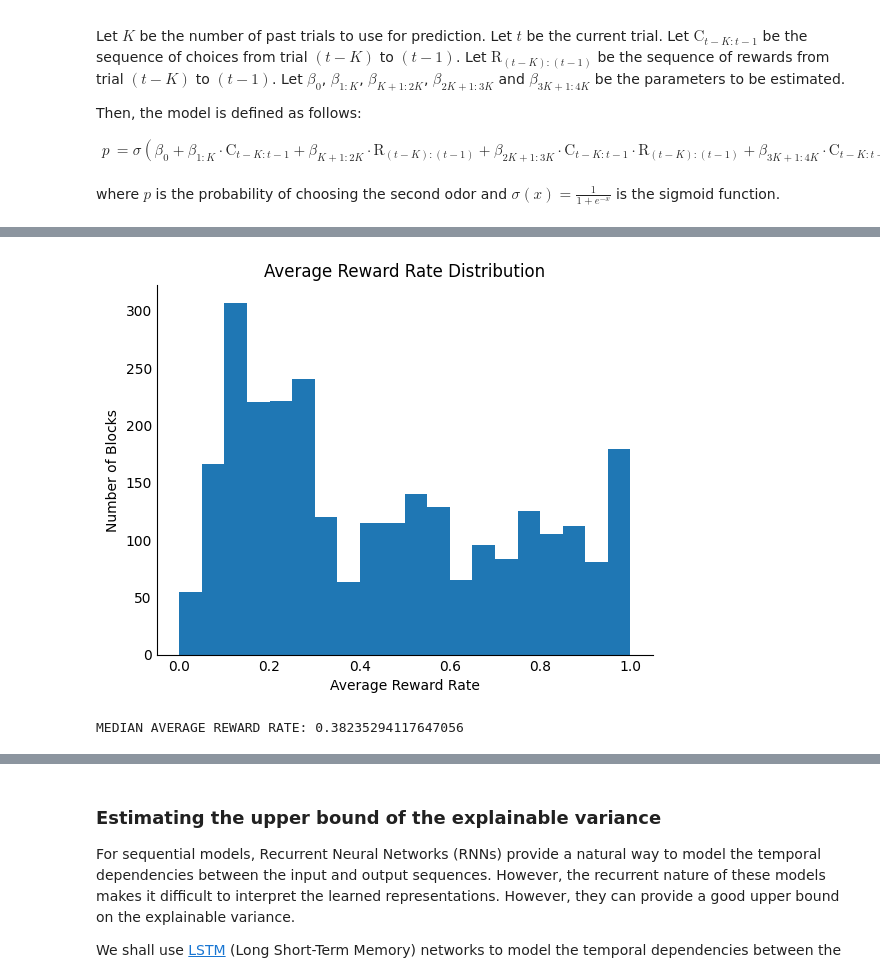
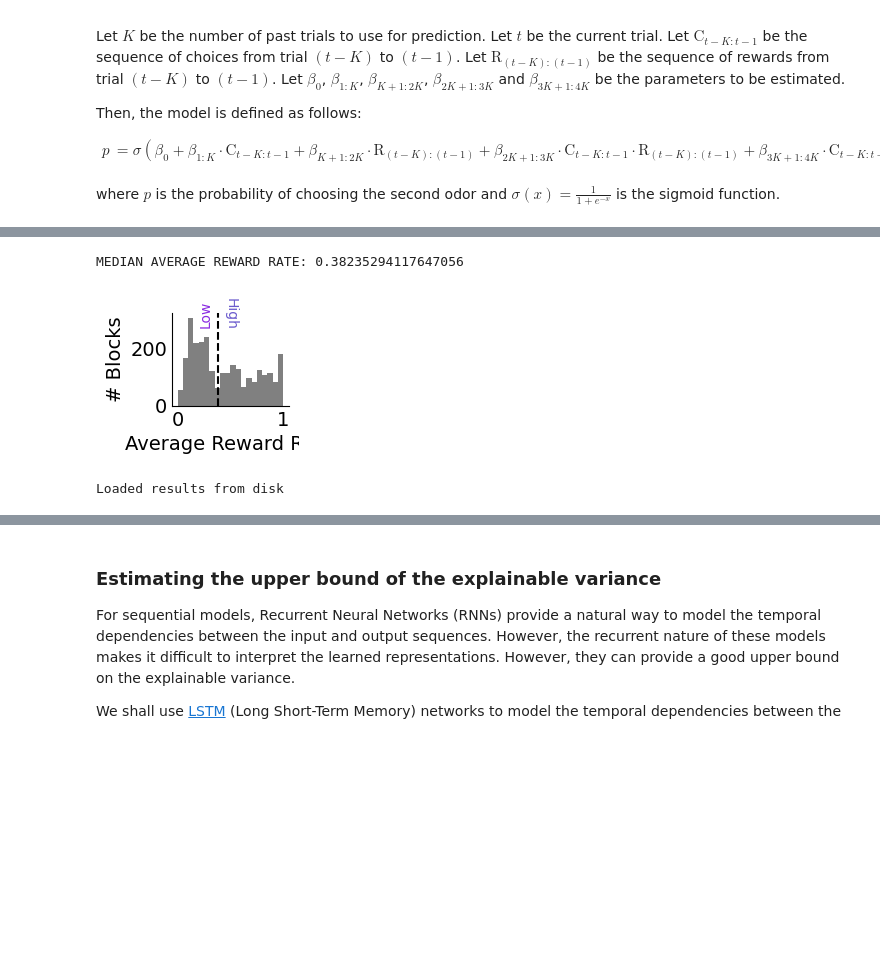
Before and after one commit to neurorishika/pyGORL, a Jupyter notebook: analysis/cognitive_analysis.ipynb, the cells around one changed output, grey strips where cells are left out. Drawn from its saved outputs; the diff is of its cells as text; code cells hidden in the pictures; blank space fills up the shorter version.

```diff
--- a/analysis/cognitive_analysis.ipynb
+++ b/analysis/cognitive_analysis.ipynb
@@ -298,7 +345,7 @@ for i in range(n_unique_experiments):
         c1 = np.cumsum(c==0)
         c2 = np.cumsum(c==1)
         rr = np.convolve(r,np.ones(10)/10,mode='full')
-        ax.flatten()[i].scatter(c1,c2,c=rr[:c1.shape[0]],cmap=plt.cm.viridis,s=1)
+        ax.flatten()[i].scatter(c1,c2,c=rr[:c1.shape[0]],cmap=plt.cm.RdYlGn,s=1)
     for j in range(reciprocal_experiments.shape[0]):
         c = choice_data[reciprocal_experiments.index[j],:]
         r = reward_data[reciprocal_experiments.index[j],:]
@@ -309,7 +356,7 @@ for i in range(n_unique_experiments):
         c1 = np.cumsum(c==1)
         c2 = np.cumsum(c==0)
         rr = np.convolve(r,np.ones(10)/10,mode='full')
-        ax.flatten()[i].scatter(c1,c2,c=rr[:c1.shape[0]],cmap=plt.cm.viridis,s=1)
+        ax.flatten()[i].scatter(c1,c2,c=rr[:c1.shape[0]],cmap=plt.cm.RdYlGn,s=1)
     ax.flatten()[i].set_title('Exp {}'.format(i+1))
     ax.flatten()[i].set_aspect('equal')
 # remove extra subplots
@@ -705,12 +899,12 @@ def predict_prob_logreg(choices,rewards,model,history_size=10,mode='full'):
     return probs
 # %%
 # SPLIT AND FIT THE DATA
-recalculate = True
+recalculate = False
 
 split_data = get_split_data()
 
 # Parameters
-for HISTORY_SIZE in [10, 20, 30]:
+for HISTORY_SIZE in [15,30]:#[10, 20, 30]:
     for MODE in ['cr_only', 'full']:
 
         # Check if the model has already been fit
@@ -789,7 +983,7 @@ for HISTORY_SIZE in [10, 20, 30]:
 
         if MODE == 'full':
             names = [r'$C$', r'$R$', r'$C \cdot R$', r'$C \cdot (1-R)$']
-            colors = ['tab:green', 'tab:orange', 'tab:brown', 'tab:purple']
+            colors = ['tab:green', 'tab:orange', 'slateblue', 'orchid']
         else:
             names = [r'$C$', r'$R$']
             colors = ['tab:green', 'tab:orange']
@@ -815,6 +1009,7 @@ for HISTORY_SIZE in [10, 20, 30]:
         ax.spines['right'].set_visible(False)
 
         plt.legend(loc='center left', bbox_to_anchor=(1, 0.5), frameon=False)
+        plt.savefig('figures/logreg_{}_{}_coefficients.svg'.format(HISTORY_SIZE, MODE), format='svg', bbox_inches='tight')
         plt.show()
 
         # Summarize the results (mean and 95% CI)
@@ -944,6 +1121,8 @@ def bootstrap_c_coef(c, r, history_size, mode='full', n=10):
         model = fit_logreg(c[idx], r[idx], history_size, mode)
         coefs.append(np.array_split(model.coef_[0], model.coef_[0].shape[0]//history_size)[0])
     return np.array(coefs)
+# %%
+recalculate = False
 # %%
 block_lengths = []
 for i in range(N):
@@ -996,2 +1207,7 @@ c_coef_lower = bootstrap_c_coef(c_lower, r_lower, HISTORY_SIZE, 'full')
+# %%
+effect_sizes= []
+for i in range(HISTORY_SIZE):
+    effect_sizes.append(cohensd(c_coef_upper[:,i], c_coef_lower[:,i]))
+effect_sizes = np.array(effect_sizes)
 # %%
 # Plot the results
@@ -1012,24 +1237,33 @@ plt.show()
 # %%
 average_reward_rates = []
 for i in range(N):
     block_data = get_blocks(i)[1:-1] # ignore first and last block (naive and final)
     average_reward_rates.append([np.mean(b['rewards']) for b in block_data])
 average_reward_rates = np.concatenate(average_reward_rates)
-plt.hist(average_reward_rates, bins=20)
-plt.xlabel('Average Reward Rate')
-plt.ylabel('Number of Blocks')
-plt.title('Average Reward Rate Distribution')
-plt.gca().spines['top'].set_visible(False)
-plt.gca().spines['right'].set_visible(False)
-plt.gca().tick_params(axis='both', which='both', length=0)
-plt.show()
 
 # Print the MEDIAN average reward rate
 MEDIAN_AVERAGE_REWARD_RATE = np.median(average_reward_rates)
 print("MEDIAN AVERAGE REWARD RATE: {}".format(np.median(average_reward_rates)))
+
+plt.figure(figsize=(1.5,1.2))
+plt.hist(average_reward_rates, bins=20, color='grey', alpha=1)
+plt.axvline(MEDIAN_AVERAGE_REWARD_RATE, color='black', linestyle='--')
+# add high and low block length labels
+plt.text(MEDIAN_AVERAGE_REWARD_RATE-0.05, 320, 'Low', horizontalalignment='right', verticalalignment='center', rotation=90, color='blueviolet')
+plt.text(MEDIAN_AVERAGE_REWARD_RATE+0.05, 320, 'High', horizontalalignment='left', verticalalignment='center', rotation=270, color='slateblue')
+plt.xticks(fontsize=14)
+plt.yticks(fontsize=14)
+plt.xlabel('Average Reward Rate', fontsize=14)
+plt.ylabel('# Blocks', fontsize=14)
+# plt.title('Average Reward Rate Distribution')
+plt.gca().spines['top'].set_visible(False)
+plt.gca().spines['right'].set_visible(False)
+plt.gca().tick_params(axis='both', which='both', length=0)
+plt.savefig('figures/split_average_reward_rate.svg', format='svg')
+plt.show()
 # %% [output]
+MEDIAN AVERAGE REWARD RATE: 0.38235294117647056
-[figure, old version]
+[figure, new version]
-MEDIAN AVERAGE REWARD RATE: 0.38235294117647056
 # %%
 HISTORY_SIZE = 30
 
@@ -1043,7 +1277,7 @@ for j in tqdm(range(N)):
     for i in range(1,len(blocks)-1):
         c = blocks[i]['choices']
         r = blocks[i]['rewards']
-        if np.mean(blocks[i]['rewards'])>MEDIAN_AVERAGE_REWARD_RATE:
+        if np.mean(blocks[i-1]['rewards'])>MEDIAN_AVERAGE_REWARD_RATE:
             c_high.append(c)
             r_high.append(r)
         else:
@@ -1055,6 +1289,31 @@ c_low = np.array(c_low, dtype=object)
 r_high = np.array(r_high, dtype=object)
 r_low = np.array(r_low, dtype=object)
 
-# Fit the model to each split of the data
-c_coef_high = bootstrap_c_coef(c_high, r_high, HISTORY_SIZE, 'full')
-c_coef_low = bootstrap_c_coef(c_low, r_low, HISTORY_SIZE, 'full')
+# Load the results from disk
+# Load the results from disk
+if os.path.isfile(fit_path+'fit_results/c_coef_bootstrap_previous_rewards.pkl.gz') and recalculate == False:
+    with gzip.open(fit_path+'fit_results/c_coef_bootstrap_previous_rewards.pkl.gz', 'rb') as f:
+        all_data = pickle.load(f)
+    print("Loaded results from disk")
+    # Unpack the results
+    c_coef_high = all_data['c_coef_high']
+    c_coef_low = all_data['c_coef_low']
+else:
+    # Fit the model to each split of the data
+    c_coef_high = bootstrap_c_coef(c_high, r_high, HISTORY_SIZE, 'full',n=100)
+    c_coef_low = bootstrap_c_coef(c_low, r_low, HISTORY_SIZE, 'full',n=100)
+
+    # save to disk
+    if not os.path.isdir(fit_path+'fit_results/'):
+        os.mkdir(fit_path+'fit_results/')
+
+    all_data = {
+        'c_coef_high': c_coef_high,
+        'c_coef_low': c_coef_low
+    }
+
+    # Dump to disk
+    with gzip.open(fit_path+'fit_results/c_coef_bootstrap_previous_rewards.pkl.gz', 'wb') as f:
+        pickle.dump(all_data, f)
+# %% [output]
+Loaded results from disk
```
Also changed, not shown: parts of 42 cells of this notebook, 58 other files.
